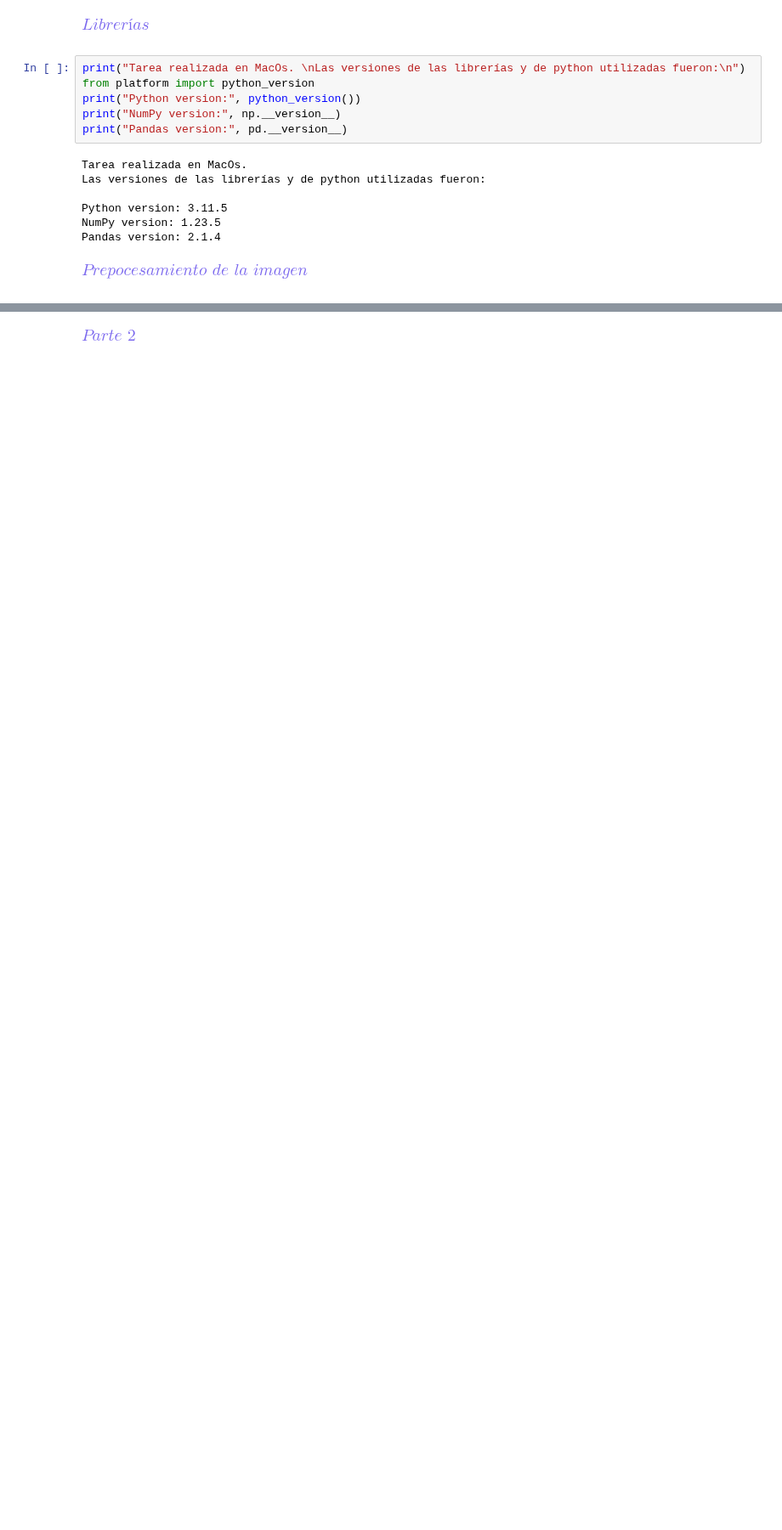
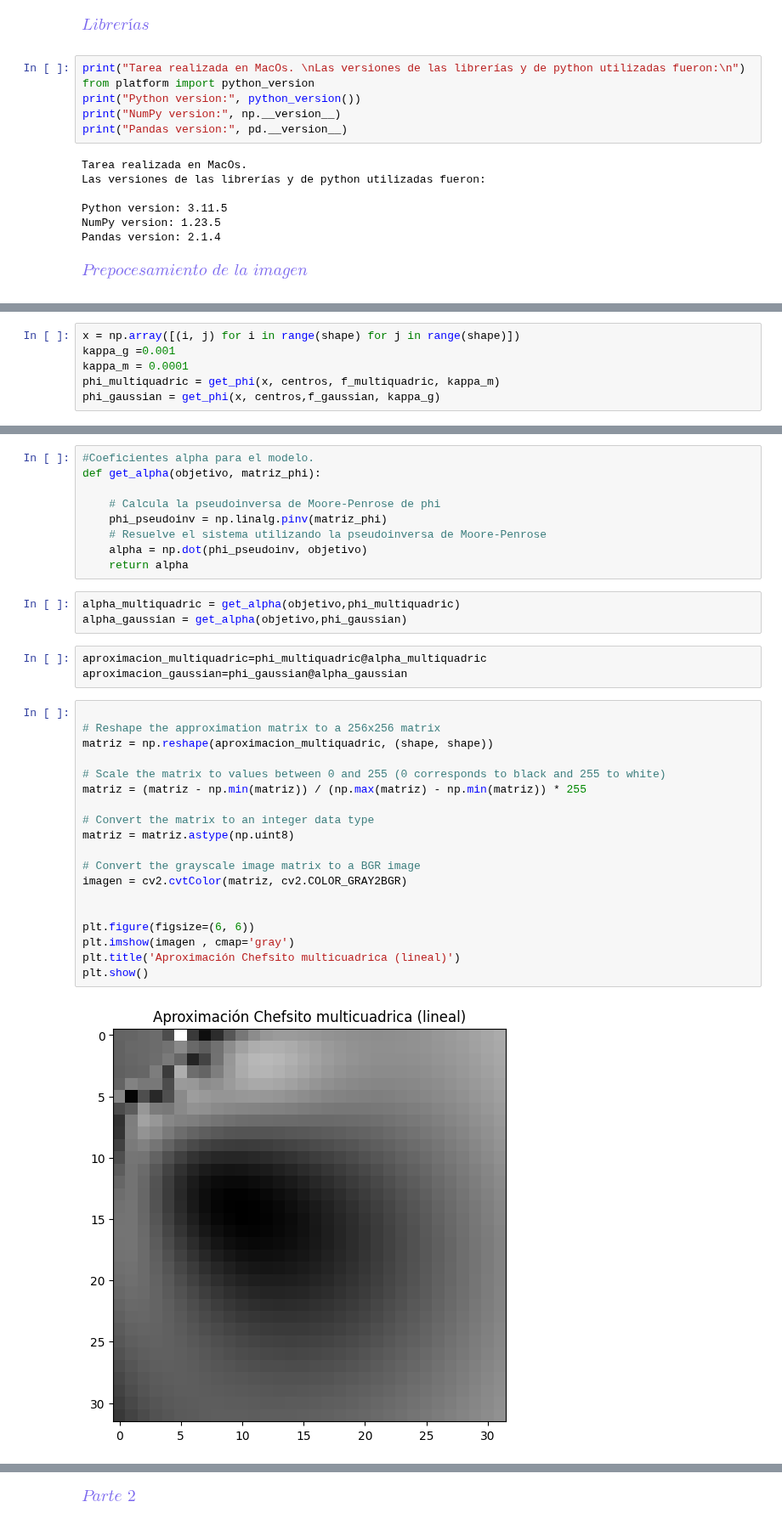
Before and after one commit to LaMaga98/cimat2023-1, a Jupyter notebook: machine/01_Tarea1_machine/ML_Tarea1.ipynb, the cells around one changed output, grey strips where cells are left out. Shown at 85% size. Cells and saved outputs as stored; diff of their text form; blank space fills up the shorter version.

```diff
--- a/machine/01_Tarea1_machine/ML_Tarea1.ipynb
+++ b/machine/01_Tarea1_machine/ML_Tarea1.ipynb
@@ -233,0 +142,6 @@ np.shape(Phi)
+# %%
+x = np.array([(i, j) for i in range(shape) for j in range(shape)])
+kappa_g =0.001
+kappa_m = 0.0001
+phi_multiquadric = get_phi(x, centros, f_multiquadric, kappa_m)
+phi_gaussian = get_phi(x, centros,f_gaussian, kappa_g)
@@ -233,0 +156,36 @@ np.shape(Phi)
+# %%
+#Coeficientes alpha para el modelo.
+def get_alpha(objetivo, matriz_phi):
+
+    # Calcula la pseudoinversa de Moore-Penrose de phi
+    phi_pseudoinv = np.linalg.pinv(matriz_phi)
+    # Resuelve el sistema utilizando la pseudoinversa de Moore-Penrose
+    alpha = np.dot(phi_pseudoinv, objetivo)
+    return alpha
+# %%
+alpha_multiquadric = get_alpha(objetivo,phi_multiquadric)
+alpha_gaussian = get_alpha(objetivo,phi_gaussian)
+# %%
+aproximacion_multiquadric=phi_multiquadric@alpha_multiquadric
+aproximacion_gaussian=phi_gaussian@alpha_gaussian
+# %%
+
+# Reshape the approximation matrix to a 256x256 matrix
+matriz = np.reshape(aproximacion_multiquadric, (shape, shape))
+
+# Scale the matrix to values between 0 and 255 (0 corresponds to black and 255 to white)
+matriz = (matriz - np.min(matriz)) / (np.max(matriz) - np.min(matriz)) * 255
+
+# Convert the matrix to an integer data type
+matriz = matriz.astype(np.uint8)
+
+# Convert the grayscale image matrix to a BGR image
+imagen = cv2.cvtColor(matriz, cv2.COLOR_GRAY2BGR)
+
+
+plt.figure(figsize=(6, 6))
+plt.imshow(imagen , cmap='gray')
+plt.title('Aproximación Chefsito multicuadrica (lineal)')
+plt.show()
+# %% [output]
+[figure, added]
```
Also changed, not shown: parts of 91 cells of this notebook, 20 other files.
